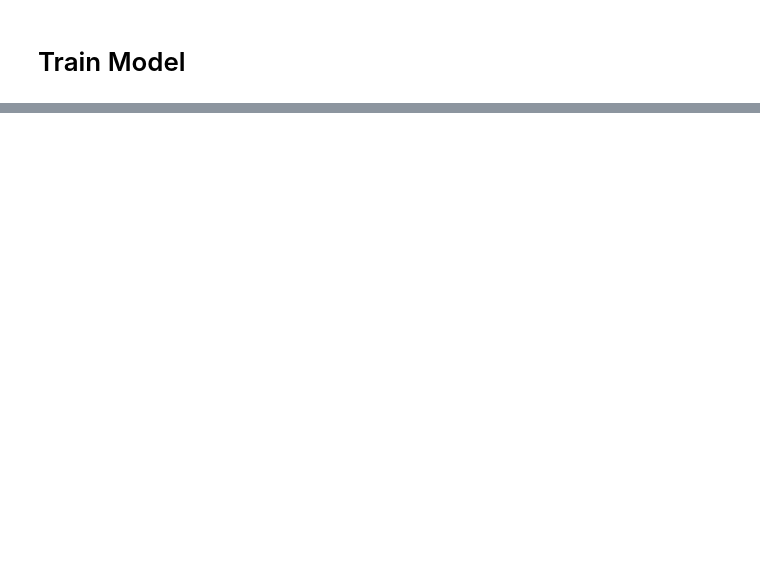
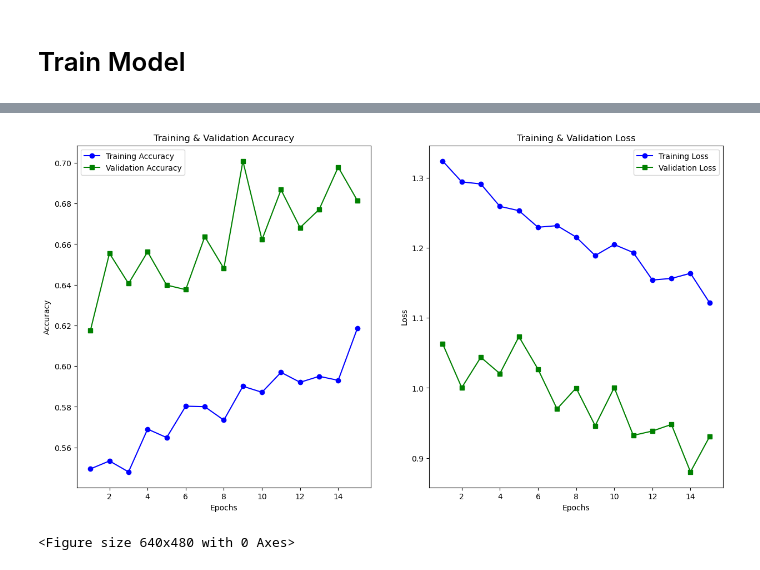
Before and after one commit to MaukanMir/Weather-Image-Recognition, a Jupyter notebook: training.ipynb, the cells around one changed output, grey strips where cells are left out. Cells and saved outputs as stored; diff of their text form; code cells hidden in the pictures; blank space fills up the shorter version.

```diff
--- a/training.ipynb
+++ b/training.ipynb
@@ -97,6 +97,45 @@ def create_model(n_classes):
   model.summary()
 
   return model
+
+def plot_learning_curves(history):
+  acc, val_acc = history.history["accuracy"], history.history["val_accuracy"]
+  loss, val_loss = history.history["loss"], history.history["val_loss"]
+  epochs = range(1, len(acc)+1)
+
+  plt.figure(figsize=(15, 8))
+  plt.subplot(1, 2, 1)
+  plt.plot(epochs, acc, "bo-",label="Training Accuracy")
+  plt.plot(epochs, val_acc, "gs-", label="Validation Accuracy")
+  plt.title("Training & Validation Accuracy")
+  plt.xlabel("Epochs")
+  plt.ylabel("Accuracy")
+  plt.legend()
+
+  plt.subplot(1, 2, 2)
+  plt.plot(epochs, loss, "bo-", label="Training Loss")
+  plt.plot(epochs, val_loss, "gs-", label="Validation Loss")
+  plt.title("Training & Validation Loss")
+  plt.xlabel("Epochs")
+  plt.ylabel("Loss")
+  plt.legend()
+
+  plt.show()
+  plt.tight_layout()
+
+def create_confusion_matrix(y_test, y_pred):
+
+  encoder = LabelEncoder()
+  y_test_encoded = encoder.fit_transform(y_test)
+  labels = encoder._classes
+
+  plt.figure(figsize=(15, 8))
+  cm = confusion_matrix(y_test_encoded, y_pred, labels=range(len(labels)))
+  sns.heatmap(cm, annot=True, fmt="d", cmap="Blues", xticklabels=labels, yticklabels=labels)
+  plt.xlabel("Predicted Predictions")
+  plt.ylabel("True Predictions")
+  plt.title("Confusion Matrix")
+  plt.show()
 # %% [markdown]
 # Model Description
 # %% [markdown]
@@ -225,7 +264,7 @@ early_stopping = EarlyStopping(
 history = model.fit(
   train_generator,
   steps_per_epoch=len(X_train)//BATCH_SIZE,
-  epochs=10,
+  epochs=15,
   validation_data=validation_generator,
   validation_steps=len(X_val)//BATCH_SIZE,
   callbacks=[early_stopping]
@@ -241,0 +293,5 @@ Detected at node 'sparse_categorical_crossentropy/SparseSoftmaxCrossEntropyWithL
+# %%
+plot_learning_curves(history)
+# %% [output]
+[figure, added]
+<Figure size 640x480 with 0 Axes>
```
Also changed, not shown: parts of 2 cells of this notebook.
